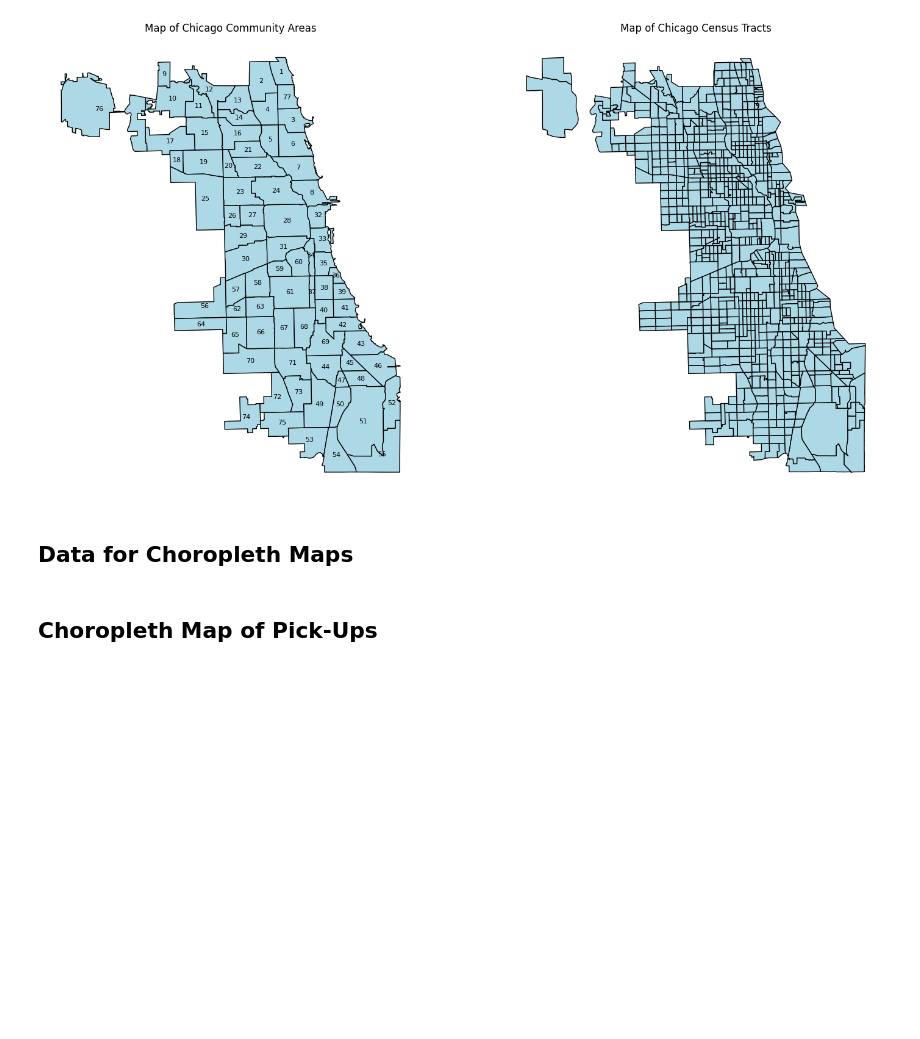
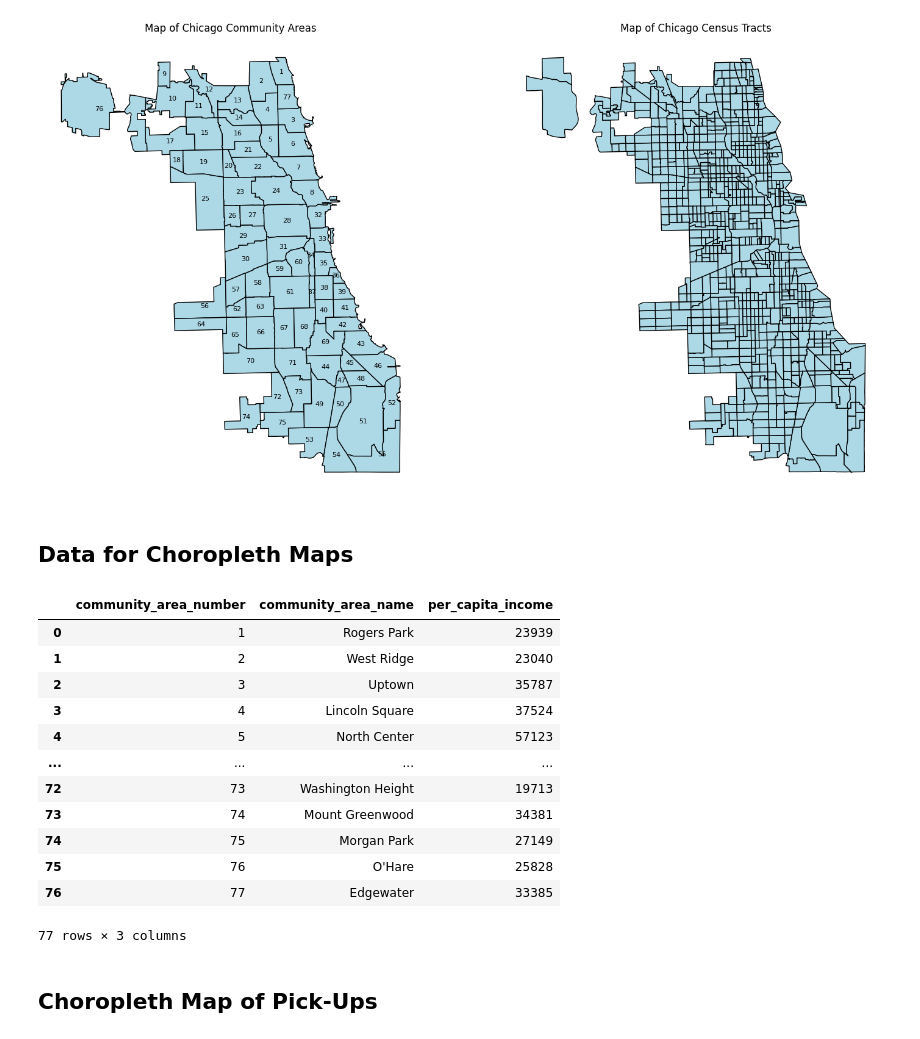
Before and after one commit to ltempfli/AAA-AIbertus-Magnus, a Jupyter notebook: tasks/02_Descriptive_Analytics.ipynb, the cells around one changed output. Drawn from its saved outputs; the diff is of its cells as text; code cells hidden in the pictures; blank space fills up the shorter version.

```diff
--- a/tasks/02_Descriptive_Analytics.ipynb
+++ b/tasks/02_Descriptive_Analytics.ipynb
@@ -211,6 +211,31 @@ dropoff_census_tract_df.reset_index(drop=True, inplace=True)
 
 # Now, dropoff_df is the new DataFrame with the count of observations per community area
 dropoff_census_tract_df
+# %%
+# per capita income
+pci_df = pd.read_csv('../data/Census_Data.csv')
+pci_df['Community Area Number'] = pci_df['Community Area Number'].fillna(0)
+pci_df['Community Area Number'] = pci_df['Community Area Number'].astype(int)
+pci_df['community_area_number'] = pci_df['Community Area Number']
+pci_df['community_area_name'] = pci_df[pci_df.columns[1]]
+pci_df['per_capita_income'] = pci_df[pci_df.columns[7]]
+pci_df = pci_df[['community_area_number', 'community_area_name', 'per_capita_income']]
+pci_df = pci_df.drop(pci_df.index[-1])
+pci_df
+# %% [output]
+|  | community_area_number | community_area_name | per_capita_income |
+| 0 | 1 | Rogers Park | 23939 |
+| 1 | 2 | West Ridge | 23040 |
+| 2 | 3 | Uptown | 35787 |
+| 3 | 4 | Lincoln Square | 37524 |
+| 4 | 5 | North Center | 57123 |
+| ... | ... | ... | ... |
+| 72 | 73 | Washington Height | 19713 |
+| 73 | 74 | Mount Greenwood | 34381 |
+| 74 | 75 | Morgan Park | 27149 |
+| 75 | 76 | O'Hare | 25828 |
+| 76 | 77 | Edgewater | 33385 |
+77 rows × 3 columns
 # %% [markdown]
 ## Choropleth Map of Pick-Ups
 # %%
```
Also changed, not shown: parts of 3 cells of this notebook.
